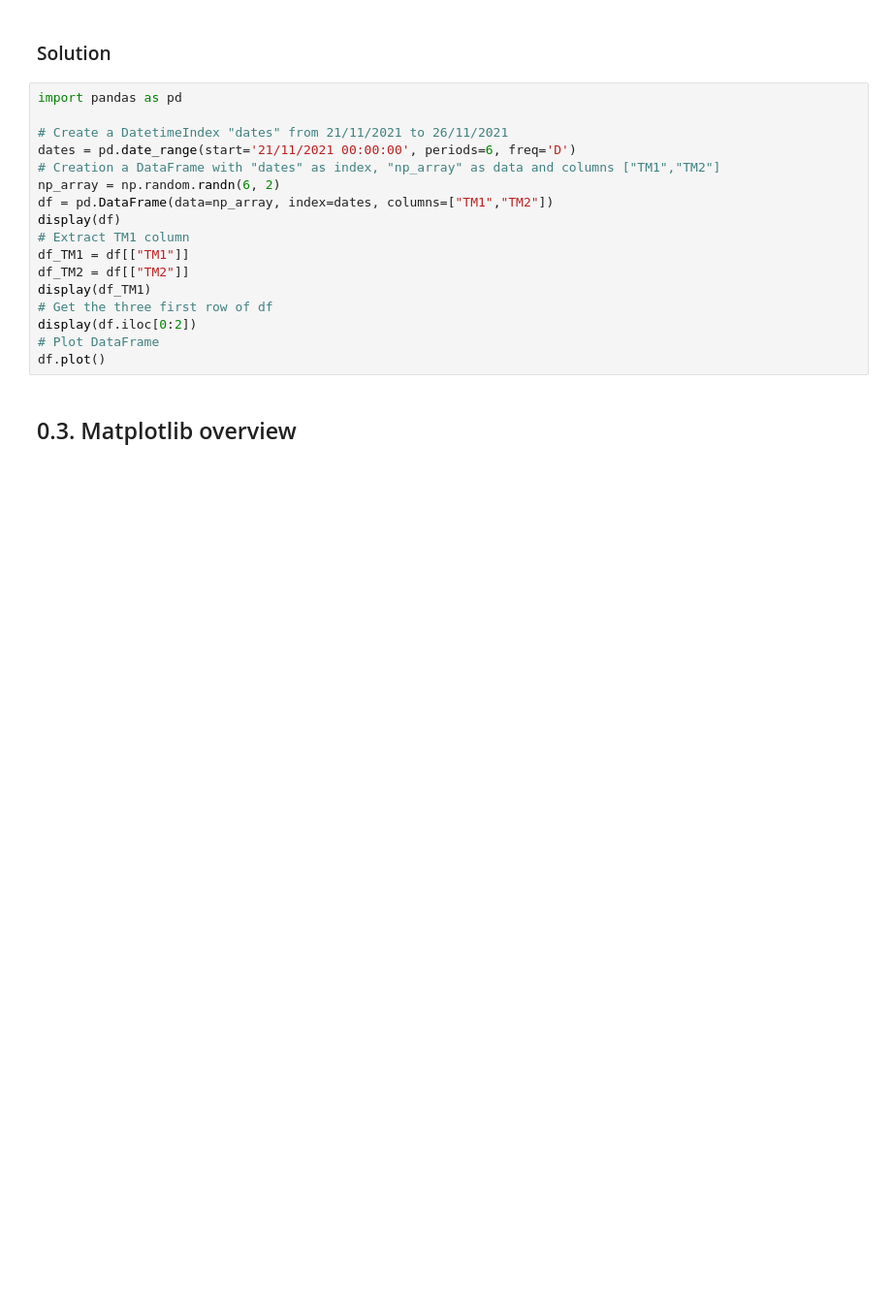
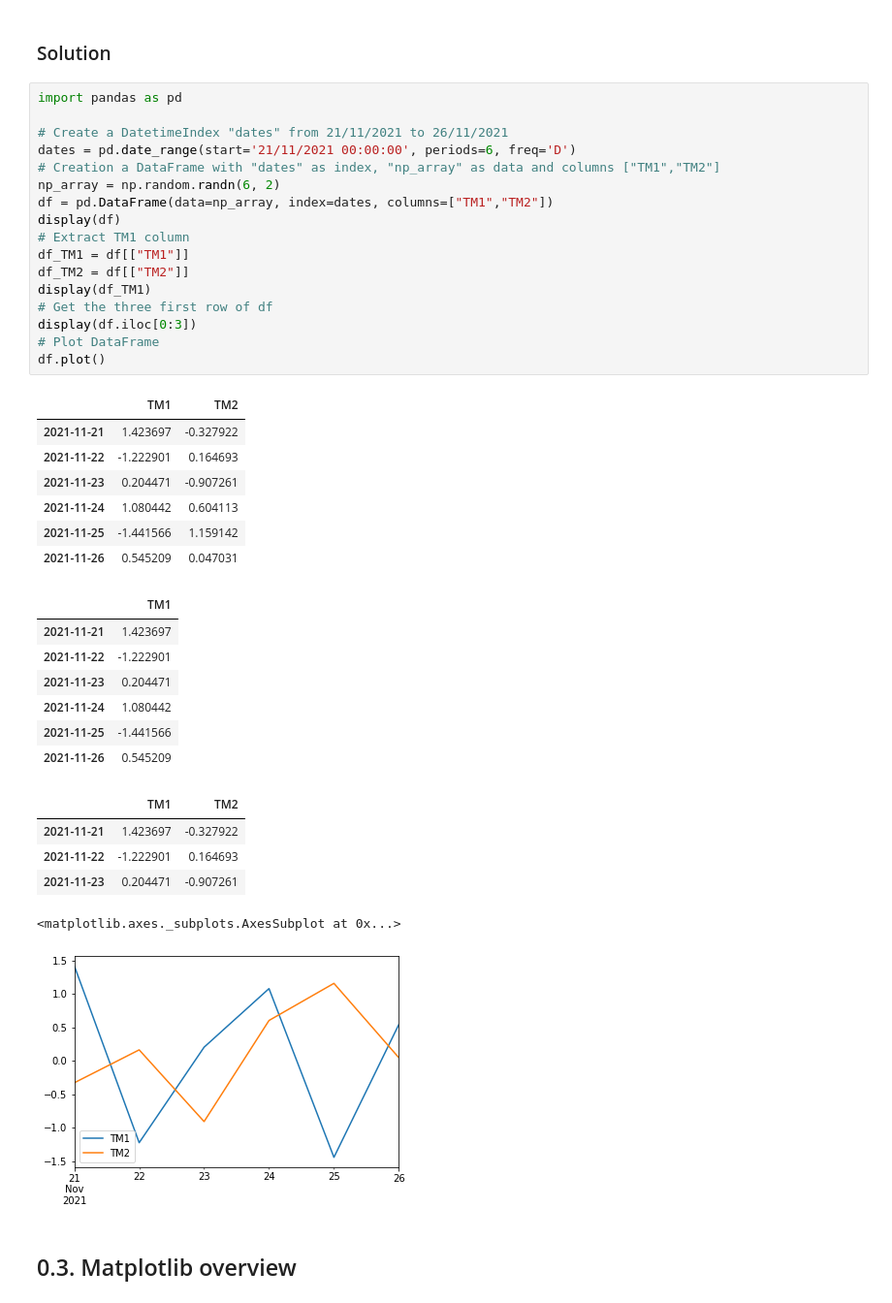
Before and after one commit to ThomasGoud/MasterClassSophia, a Jupyter notebook: MasterClassSophia.ipynb, the cells around one changed output. Shown at 97% size. Cells and saved outputs as stored; diff of their text form; blank space fills up the shorter version.

```diff
--- a/MasterClassSophia.ipynb
+++ b/MasterClassSophia.ipynb
@@ -74,20 +72,41 @@ df.plot()
 # %%
 import pandas as pd
 
 # Create a DatetimeIndex "dates" from 21/11/2021 to 26/11/2021
 dates = pd.date_range(start='21/11/2021 00:00:00', periods=6, freq='D')
 # Creation a DataFrame with "dates" as index, "np_array" as data and columns ["TM1","TM2"]
 np_array = np.random.randn(6, 2)
 df = pd.DataFrame(data=np_array, index=dates, columns=["TM1","TM2"])
 display(df)
 # Extract TM1 column
 df_TM1 = df[["TM1"]]
 df_TM2 = df[["TM2"]]
 display(df_TM1)
 # Get the three first row of df
-display(df.iloc[0:2])
+display(df.iloc[0:3])
 # Plot DataFrame
 df.plot()
+# %% [output]
+|  | TM1 | TM2 |
+| 2021-11-21 | 1.423697 | -0.327922 |
+| 2021-11-22 | -1.222901 | 0.164693 |
+| 2021-11-23 | 0.204471 | -0.907261 |
+| 2021-11-24 | 1.080442 | 0.604113 |
+| 2021-11-25 | -1.441566 | 1.159142 |
+| 2021-11-26 | 0.545209 | 0.047031 |
+|  | TM1 |
+| 2021-11-21 | 1.423697 |
+| 2021-11-22 | -1.222901 |
+| 2021-11-23 | 0.204471 |
+| 2021-11-24 | 1.080442 |
+| 2021-11-25 | -1.441566 |
+| 2021-11-26 | 0.545209 |
+|  | TM1 | TM2 |
+| 2021-11-21 | 1.423697 | -0.327922 |
+| 2021-11-22 | -1.222901 | 0.164693 |
+| 2021-11-23 | 0.204471 | -0.907261 |
+<matplotlib.axes._subplots.AxesSubplot at 0x...>
+[figure, added]
 # %% [markdown]
 ## 0.3. Matplotlib overview
 # %% [markdown]
```
Also changed, not shown: parts of 2 cells of this notebook.
